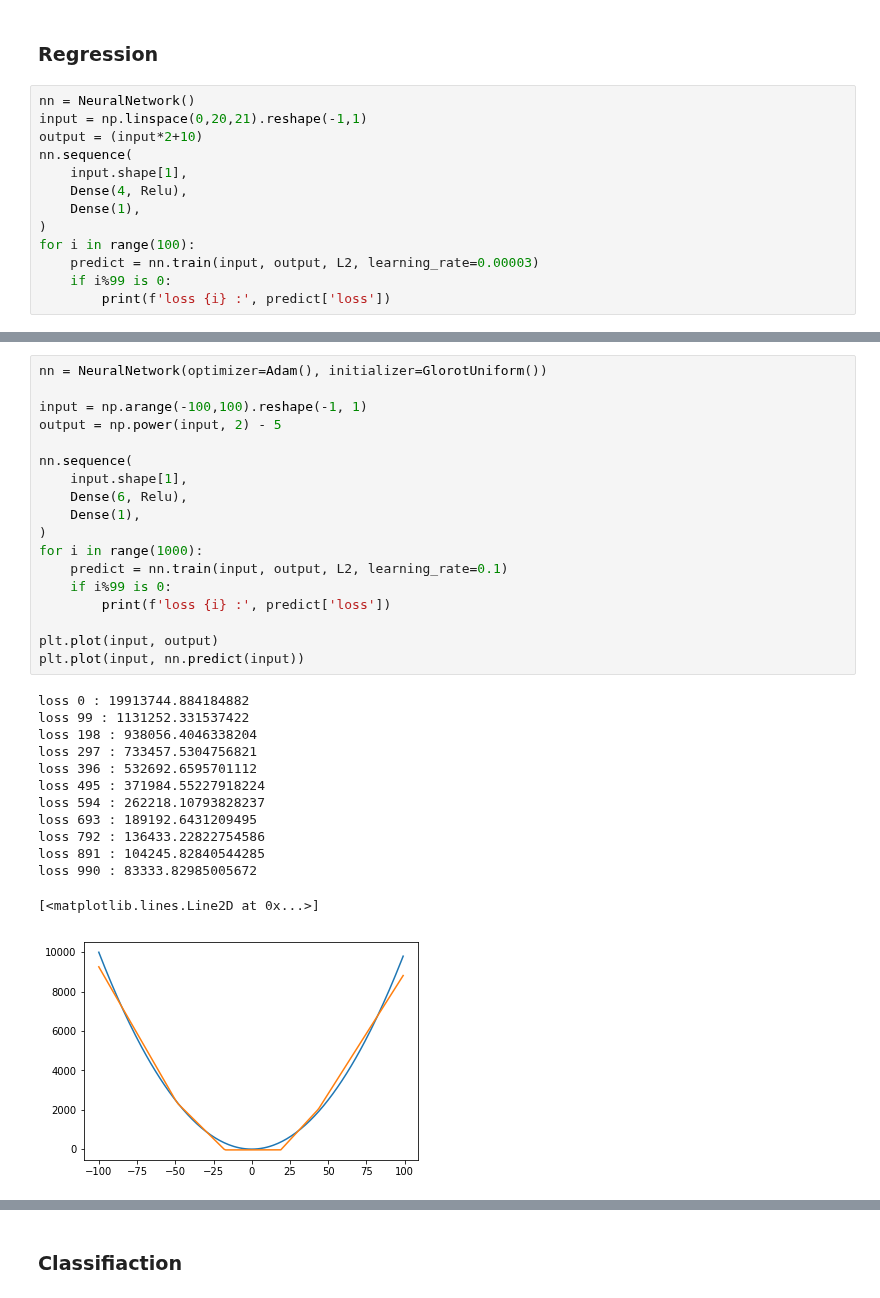
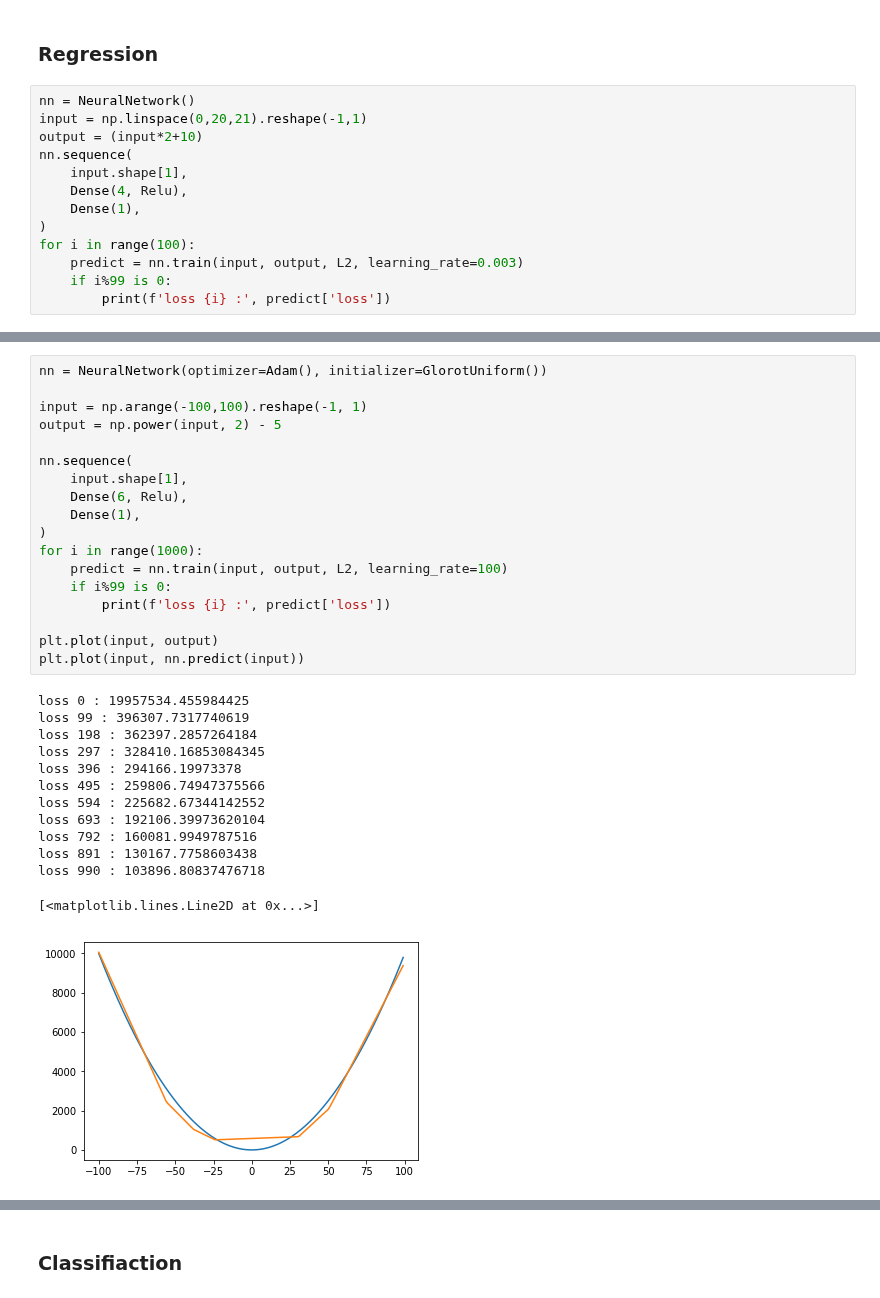
Before and after one commit to exitudio/numpy-neural-net, a Jupyter notebook: Neural Net Numpy.ipynb, the cells around one changed output, grey strips where cells are left out. Drawn from its saved outputs; the diff is of its cells as text.

```diff
--- a/Neural Net Numpy.ipynb
+++ b/Neural Net Numpy.ipynb
@@ -26,7 +26,7 @@ nn.sequence(
     Dense(1),
 )
 for i in range(100):
-    predict = nn.train(input, output, L2, learning_rate=0.00003)
+    predict = nn.train(input, output, L2, learning_rate=0.003)
     if i%99 is 0:
         print(f'loss {i} :', predict['loss'])
 # %% [output]
@@ -41,35 +41,35 @@ plt.plot(input, nn.predict(input))
 # %%
 nn = NeuralNetwork(optimizer=Adam(), initializer=GlorotUniform())
 
 input = np.arange(-100,100).reshape(-1, 1)
 output = np.power(input, 2) - 5
 
 nn.sequence(
     input.shape[1],
     Dense(6, Relu),
     Dense(1),
 )
 for i in range(1000):
-    predict = nn.train(input, output, L2, learning_rate=0.1)
+    predict = nn.train(input, output, L2, learning_rate=100)
     if i%99 is 0:
         print(f'loss {i} :', predict['loss'])
 
 plt.plot(input, output)
 plt.plot(input, nn.predict(input))
 # %% [output]
-loss 0 : 19913744.884184882
-loss 99 : 1131252.331537422
-loss 198 : 938056.4046338204
-loss 297 : 733457.5304756821
-loss 396 : 532692.6595701112
-loss 495 : 371984.55227918224
-loss 594 : 262218.10793828237
-loss 693 : 189192.6431209495
-loss 792 : 136433.22822754586
-loss 891 : 104245.82840544285
-loss 990 : 83333.82985005672
+loss 0 : 19957534.455984425
+loss 99 : 396307.7317740619
+loss 198 : 362397.2857264184
+loss 297 : 328410.16853084345
+loss 396 : 294166.19973378
+loss 495 : 259806.74947375566
+loss 594 : 225682.67344142552
+loss 693 : 192106.39973620104
+loss 792 : 160081.9949787516
+loss 891 : 130167.7758603438
+loss 990 : 103896.80837476718
 [<matplotlib.lines.Line2D at 0x...>]
-[figure, old version]
+[figure, new version]
 # %%
 for i in range(6):
     w = nn._network[0]._weights[0, i]
```
Also changed, not shown: parts of 8 cells of this notebook, 1 other file.
